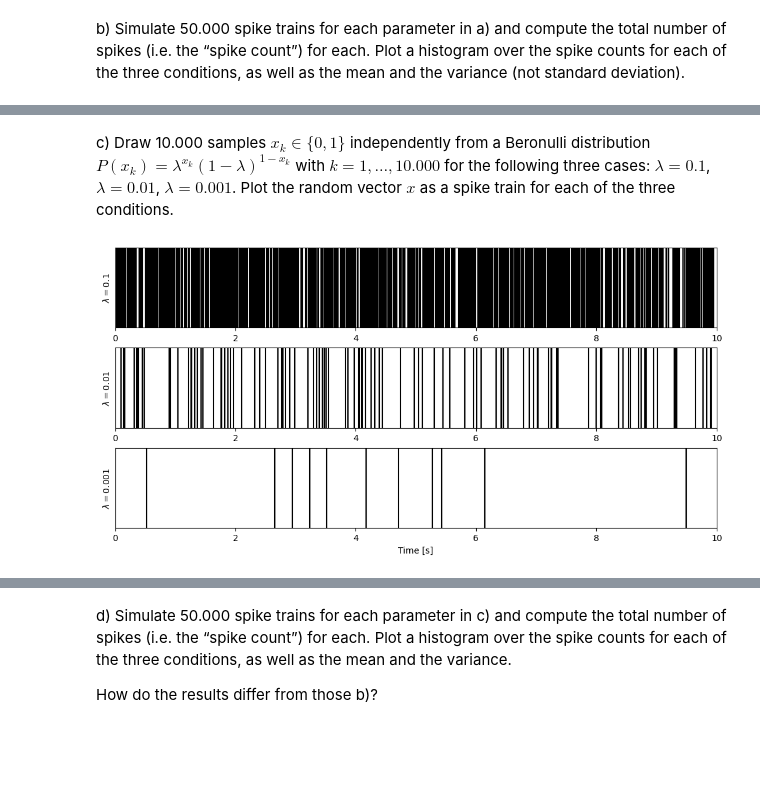
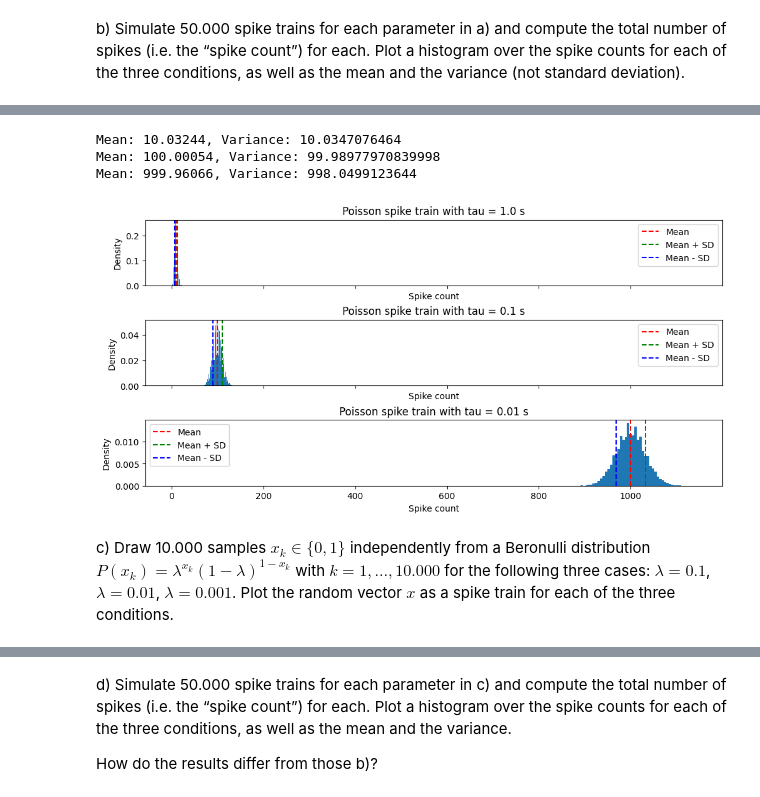
Before and after one commit to aakarsh/S25-Neural-Coding, a Jupyter notebook: homeworks/2025_Neural_coding_Homework1.ipynb, the cells around one changed output, grey strips where cells are left out. Cells and saved outputs as stored; diff of their text form; code cells hidden in the pictures; blank space fills up the shorter version.

```diff
--- a/homeworks/2025_Neural_coding_Homework1.ipynb
+++ b/homeworks/2025_Neural_coding_Homework1.ipynb
@@ -63,9 +63,3 @@ def raster(event_times_list, color='k', t_max=10., ax=None):
 ## Exercise 1
 # %% [markdown]
 1) Take interval [0,10 sec]. We will simulate spikes within this interval to form a Poisson spike train. To do so we are going to use exponenetial distribution for inter-spike intervals. First spike-time (relative to time 0) is drawn from the exponential distribution with parameter $\tau$ , thus $t_1 \sim Exp(\tau) = 1/\tau e^{-t_1/\tau}$. All subsequent spikes are determined relative to the previous via $t_{k+1} = t_k + \Delta t$ with $\Delta t \sim Exp(\tau)$. Stop when the new spike-time exceed 10 sec. (1.5 points per each sub-task, tasks with a "*" give additional points)
-# %%
-def poisson_spike_train_simple(tau, length, n_trials):
-    # TODO
-
-# test
-spike_times = poisson_spike_train_simple(...)
@@ -75,6 +65,0 @@ spike_times = poisson_spike_train_simple(...)
-# %%
-def poisson_spike_train(tau, length, n_trials):
-    # TODO
-
-# test
-spike_times = poisson_spike_train_simple(...)
@@ -100,9 +122,31 @@ b) Simulate 50.000 spike trains for each parameter in a) and compute the total n
+# %%
+# b) Simulate 50.000 spike trains for each parameter in a) and compute the total number of spikes (i.e. the “spike count”) for each. Plot a histogram over the spike counts for each of the three conditions, as well as the mean and the variance (not standard deviation)
+
+n_trials = 50000
+counts = []
+for tau in taus:
+    spike_times = poisson_spike_train_simple(tau, length, n_trials)
+    counts.append([len(spikes) for spikes in spike_times])
+# Plot histograms
+fig, axs = plt.subplots(nrows=len(taus), figsize=(10, 5), sharex=True, constrained_layout=True)
+for tau, count, ax in zip(taus, counts, axs):
+    ax.hist(count, bins=50, density=True)
+    ax.set_title(f'Poisson spike train with tau = {tau} s')
+    ax.set_ylabel('Density')
+    ax.set_xlabel('Spike count')
+    mean = np.mean(count)
+    var = np.var(count)
+    print(f"Mean: {mean}, Variance: {var}")
+    ax.axvline(mean, color='r', linestyle='--', label='Mean')
+    ax.axvline(mean + np.sqrt(var), color='g', linestyle='--', label='Mean + SD')
+    ax.axvline(mean - np.sqrt(var), color='b', linestyle='--', label='Mean - SD')
+    ax.legend()
+plt.show()
+spike_times = poisson_spike_train_simple(tau, length, n_trials)
+# %% [output]
+Mean: 10.03244, Variance: 10.0347076464
+Mean: 100.00054, Variance: 99.98977970839998
+Mean: 999.96066, Variance: 998.0499123644
+[figure, added]
 # %% [markdown]
 c) Draw 10.000 samples $x_k \in \{0, 1\}$ independently from a Beronulli distribution $P (x_k ) = \lambda^{x_k} (1 − \lambda)^{1−x_k}$ with $k = 1, \ldots , 10.000$ for the following three cases: $\lambda = 0.1$, $\lambda = 0.01$, $\lambda = 0.001$. Plot the random vector $x$ as a spike train for each of the three conditions.
-# %%
-def bernoulli_spike_train(p, n_samples, n_trials):
-    # TODO
-
-# ...
-# %% [output]
-[figure, removed]
```
Also changed, not shown: parts of 8 cells of this notebook, 6 other files.
